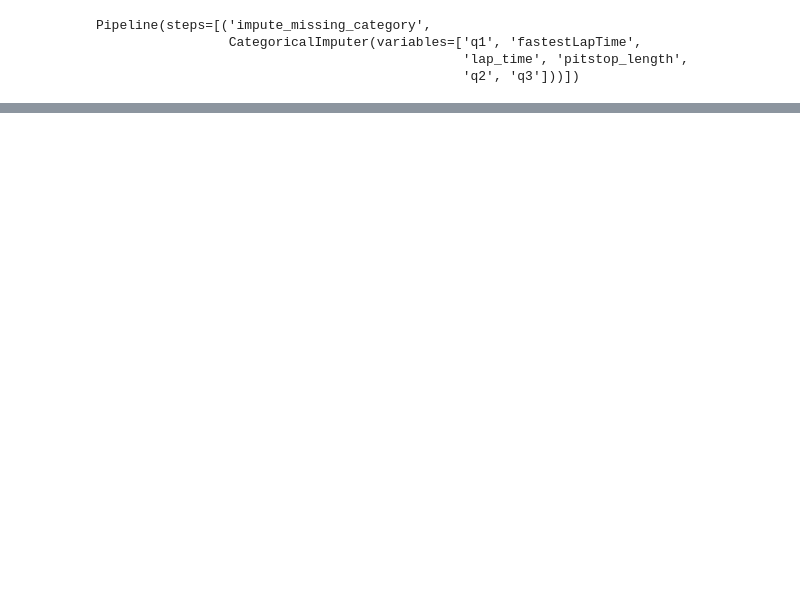
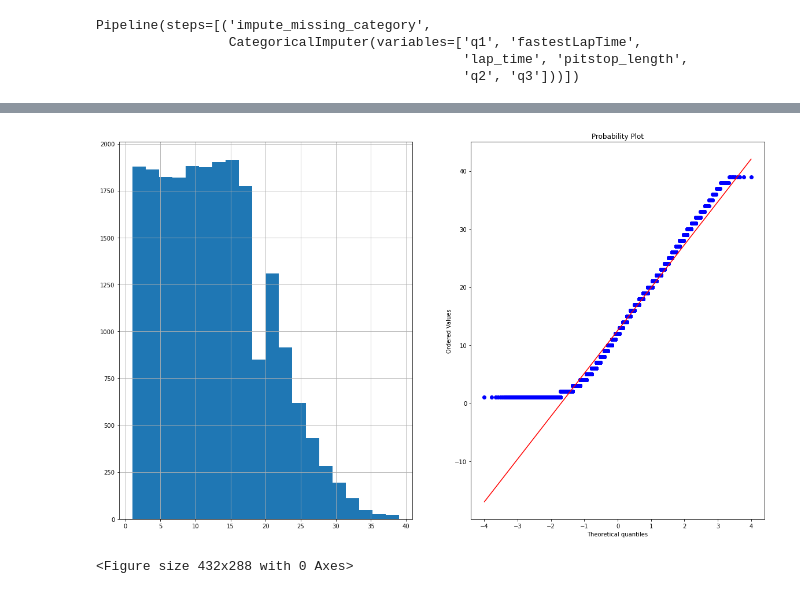
Before and after one commit to PaulOM203/MSC_Thesis_F1, a Jupyter notebook: Notebook.ipynb, the cells around one changed output, grey strips where cells are left out. Cells and saved outputs as stored; diff of their text form; code cells hidden in the pictures; blank space fills up the shorter version.

```diff
--- a/Notebook.ipynb
+++ b/Notebook.ipynb
@@ -1129,0 +1129,10 @@ X_train_category
+# %%
+## Going to use One-Hot encoding to transform categorical variables into binary for ML
+
+ML_OHE = OneHotEncoder(
+    top_categories=6,  ## Six category variables highlighted above
+
+    variables=['driver'],   ## Encoding on the driver variable
+
+    drop_last=False)
+ML_OHE.fit(X_train_category)
@@ -1129,0 +1141,6 @@ X_train_category
+# %%
+## Transform the encoded data into the train/test set
+
+X_train_category = ML_OHE.transform(X_train_category)
+X_test_category = ML_OHE.transform(X_test_category)
+X_test_category
@@ -1129,0 +1161,32 @@ X_train_category
+# %%
+## Using ordinal encoding to convert the remaining categorical variables to integers
+
+ordinal_category = ['q1', 'fastestLapTime', 'lap_time', 'pitstop_length', 'q2', 'q3', 'GP_name', 'driver_nationality'
+                    , 'constructor_name']
+
+# encode X_train & X_test using Ordinal Encoding
+ML_OE = OrdinalEncoder(encoding_method='arbitrary', variables=ordinal_category)
+
+ML_OE.fit(X_train_category)
+
+X_train_category = ML_OE.transform(X_train_category)
+X_test_category = ML_OE.transform(X_test_category)
+# %%
+## Creating histogram/probability plots before transformation (boost model performance)
+
+def diagnostic_plots(ML_data, variable):
+
+    plt.figure(figsize=(20,12))
+    plt.subplot(1, 2, 1)
+    ML_data[variable].hist(bins=20)
+
+    plt.subplot(1, 2, 2)
+    stats.probplot(ML_data[variable], dist="norm", plot=plt)
+
+    plt.show()
+    plt.savefig('Before Transformation.png', dpi=300)
+# %%
+diagnostic_plots(X_train_category, 'positionOrder')
+# %% [output]
+[figure, added]
+<Figure size 432x288 with 0 Axes>
```
Also changed, not shown: parts of 32 cells of this notebook.
